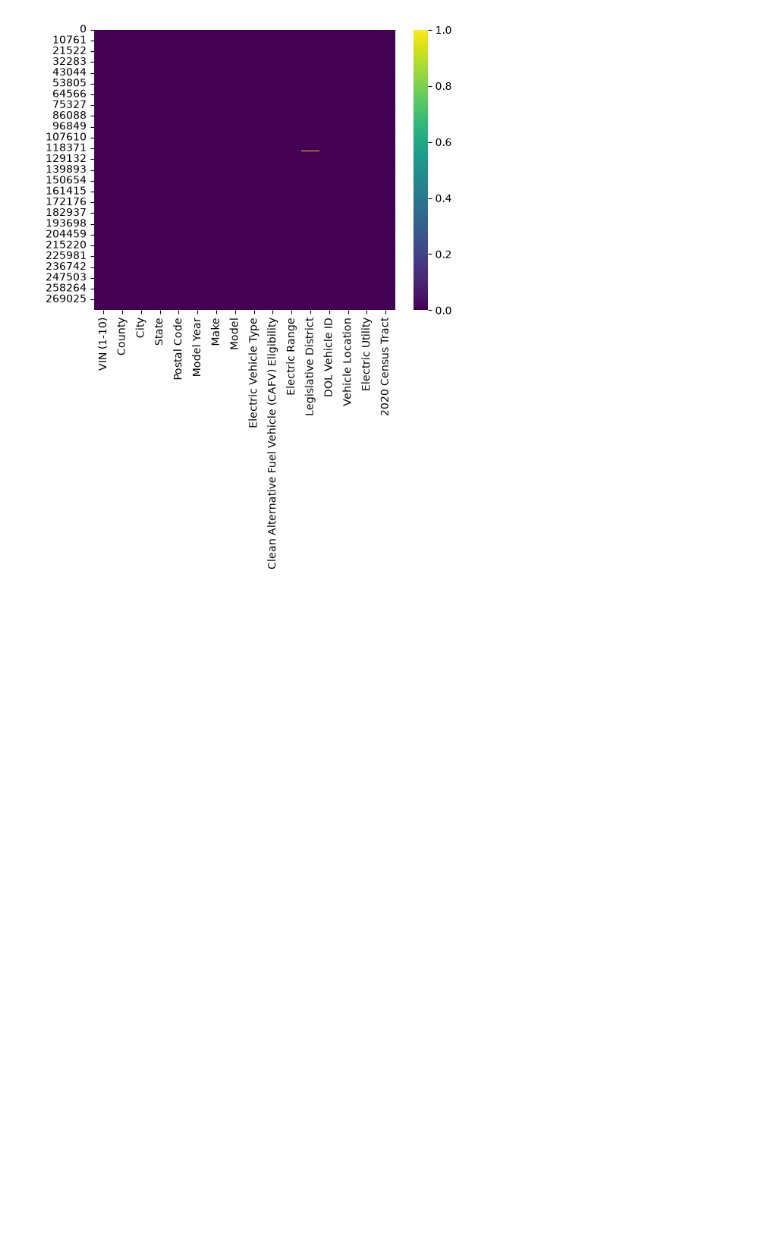
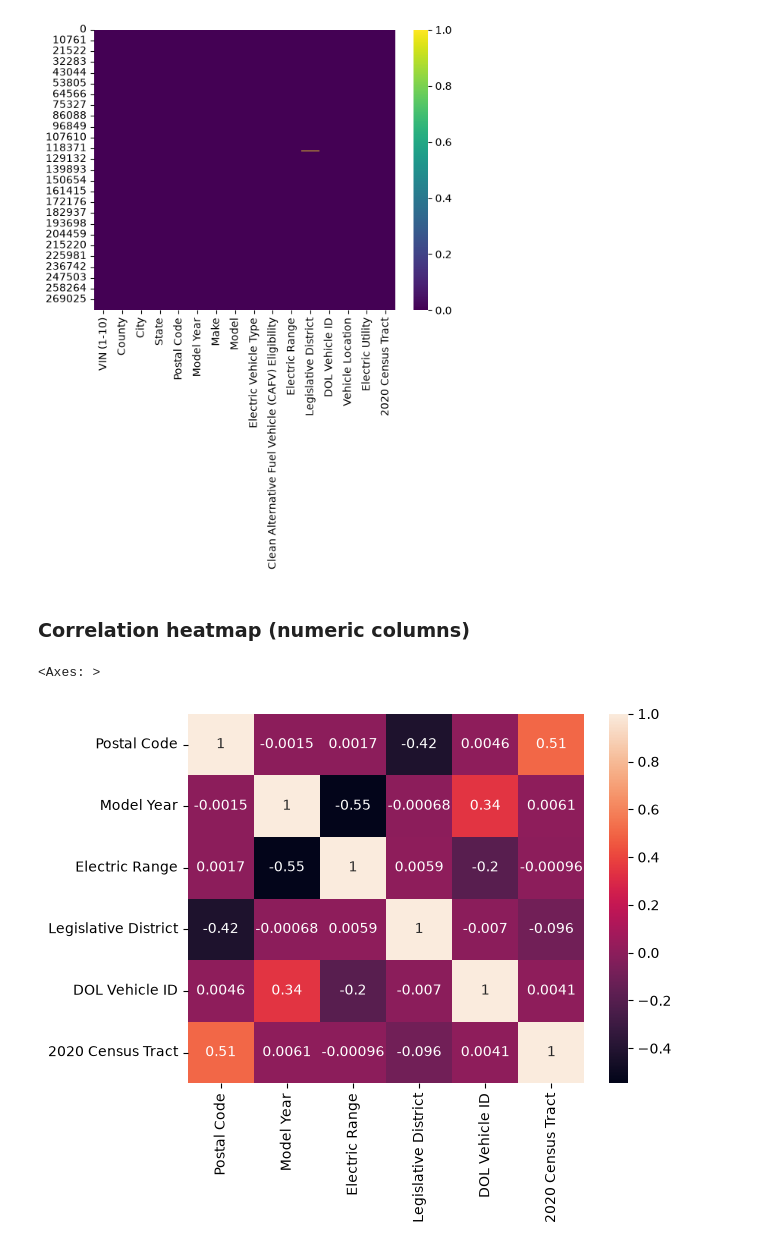
Before and after one commit to abhiii04-25/Electric-Vehicle-Population, a Jupyter notebook: Advanced _Visualization.ipynb, the cells around one changed output. Drawn from its saved outputs; the diff is of its cells as text; code cells hidden in the pictures; blank space fills up the shorter version.

```diff
--- a/Advanced _Visualization.ipynb
+++ b/Advanced _Visualization.ipynb
@@ -56,3 +56,12 @@ sns.heatmap(df.isnull(),cbar=True,cmap="viridis")
 # %% [output]
 <Axes: >
 [figure]
+# %% [markdown]
+### Correlation heatmap (numeric columns)
+# %%
+numeric_df = df.select_dtypes(include=["number"])
+numeric_df.corr()
+sns.heatmap(numeric_df.corr(),annot=True)
+# %% [output]
+<Axes: >
+[figure, added]
```
Also changed, not shown: parts of 6 cells of this notebook.
